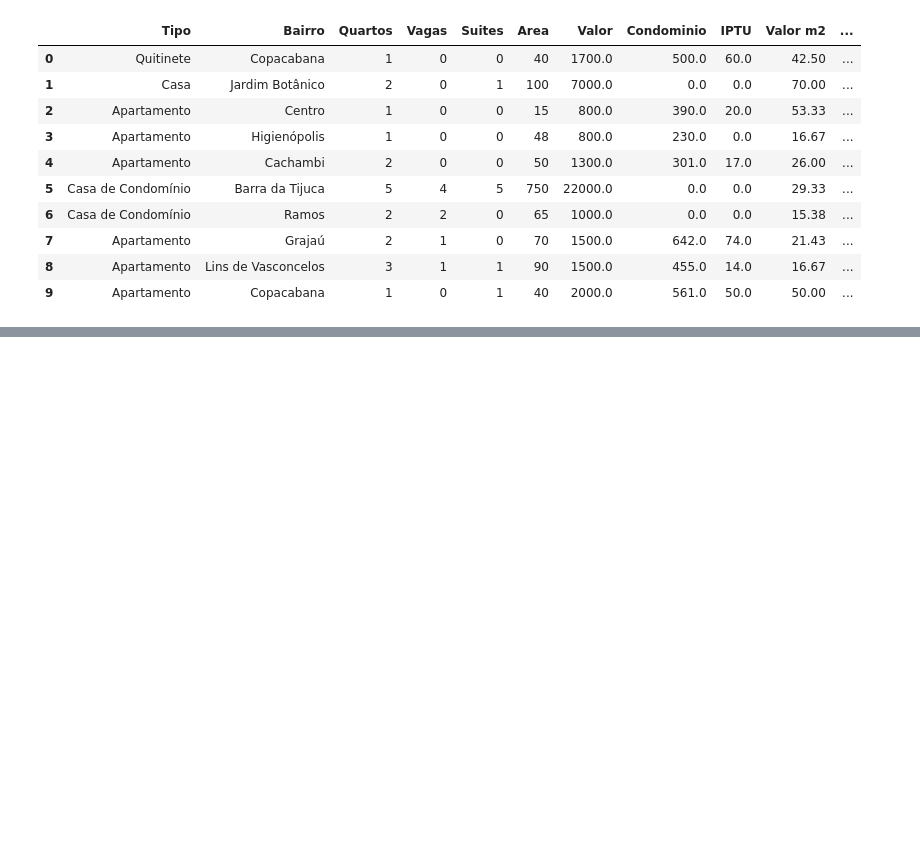
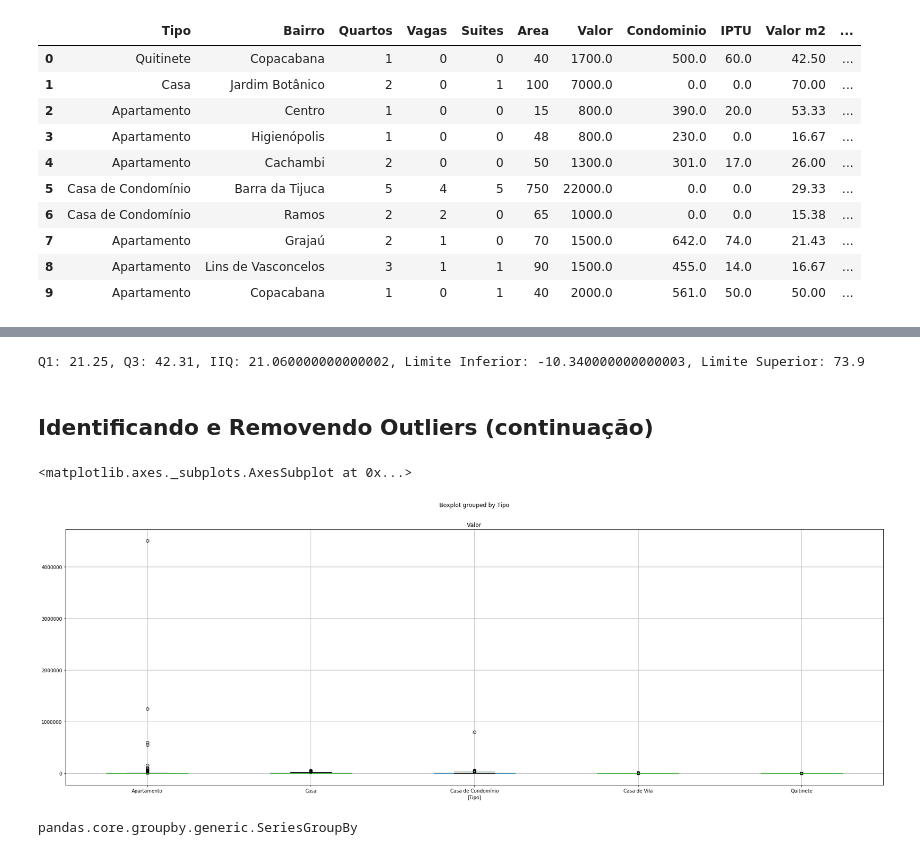
Before and after one commit to paulobressan/pandas, a Jupyter notebook: Relatório de Analise 8/Identificando e Removendo Outliers.ipynb, the cells around one changed output, grey strips where cells are left out. Drawn from its saved outputs; the diff is of its cells as text; code cells hidden in the pictures; blank space fills up the shorter version.

```diff
--- a/Relatório de Analise 8/Identificando e Removendo Outliers.ipynb
+++ b/Relatório de Analise 8/Identificando e Removendo Outliers.ipynb
@@ -71,0 +116,12 @@ array([[<matplotlib.axes._subplots.AxesSubplot object at 0x...>]],
+# %%
+print(f'Q1: {Q1}, Q3: {Q3}, IIQ: {IIQ}, Limite Inferior: {limite_inferior}, Limite Superior: {limite_superior}')
+# %% [output]
+Q1: 21.25, Q3: 42.31, IIQ: 21.060000000000002, Limite Inferior: -10.340000000000003, Limite Superior: 73.9
+# %% [markdown]
+## Identificando e Removendo Outliers (continuação)
+# %%
+# Plotando boxplot do Valor por Tipo
+dados.boxplot(['Valor'], by=['Tipo'])
+# %% [output]
+<matplotlib.axes._subplots.AxesSubplot at 0x...>
+[figure, added]
@@ -71,0 +135,4 @@ array([[<matplotlib.axes._subplots.AxesSubplot object at 0x...>]],
+# %%
+type(grupo_tipo)
+# %% [output]
+pandas.core.groupby.generic.SeriesGroupBy
```
Also changed, not shown: parts of 28 cells of this notebook, 3 other files.
